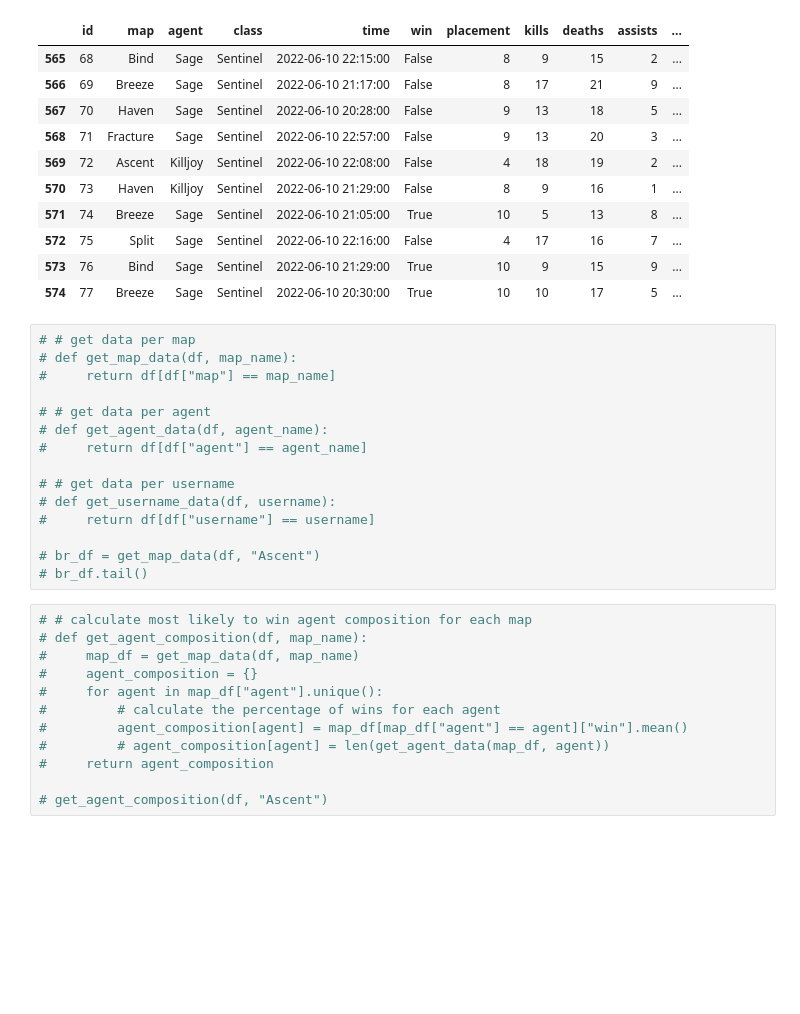
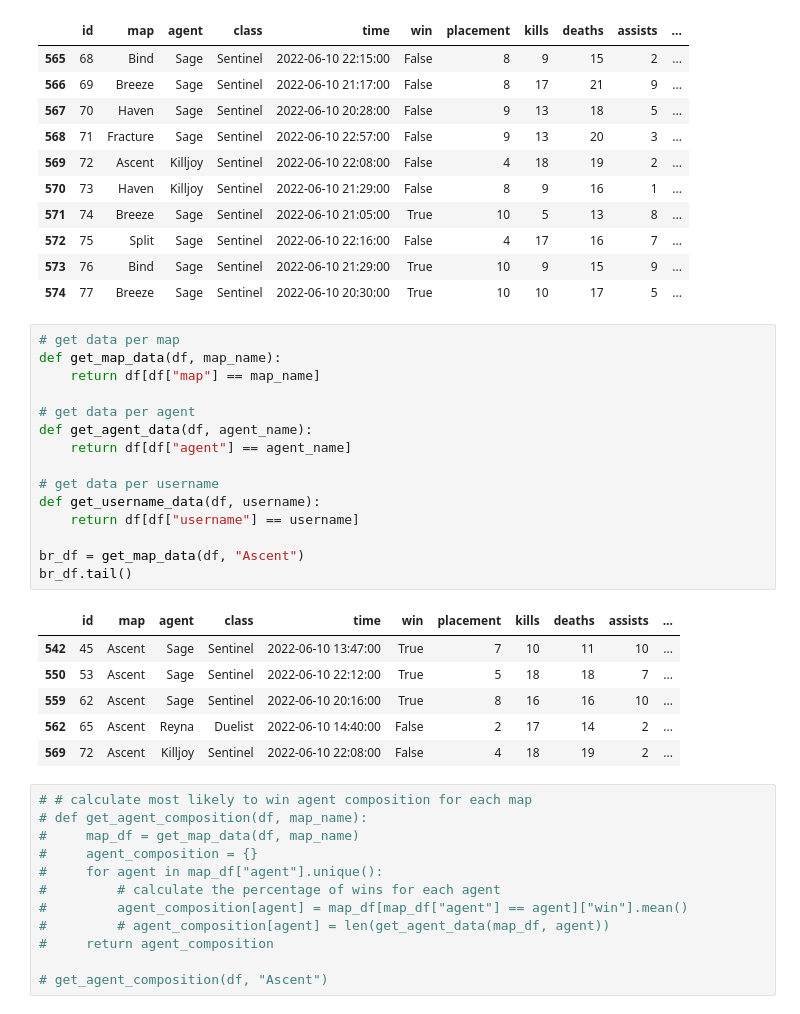
Before and after one commit to sjerrietukkel/valorant_team_predictor, a Jupyter notebook: pred.ipynb, the cells around one changed output. Cells and saved outputs as stored; diff of their text form; blank space fills up the shorter version.

```diff
--- a/pred.ipynb
+++ b/pred.ipynb
@@ -157,20 +167,27 @@ df.tail(10)
 | 573 | 76 | Bind | Sage | Sentinel | 2022-06-10 21:29:00 | True | 10 | 9 | 15 | 9 | ... |
 | 574 | 77 | Breeze | Sage | Sentinel | 2022-06-10 20:30:00 | True | 10 | 10 | 17 | 5 | ... |
 # %%
-# # get data per map
-# def get_map_data(df, map_name):
-#     return df[df["map"] == map_name]
+# get data per map
+def get_map_data(df, map_name):
+    return df[df["map"] == map_name]
 
-# # get data per agent
-# def get_agent_data(df, agent_name):
-#     return df[df["agent"] == agent_name]
+# get data per agent
+def get_agent_data(df, agent_name):
+    return df[df["agent"] == agent_name]
 
-# # get data per username
-# def get_username_data(df, username):
-#     return df[df["username"] == username]
+# get data per username
+def get_username_data(df, username):
+    return df[df["username"] == username]
 
-# br_df = get_map_data(df, "Ascent")
-# br_df.tail()
+br_df = get_map_data(df, "Ascent")
+br_df.tail()
+# %% [output]
+|  | id | map | agent | class | time | win | placement | kills | deaths | assists | ... |
+| 542 | 45 | Ascent | Sage | Sentinel | 2022-06-10 13:47:00 | True | 7 | 10 | 11 | 10 | ... |
+| 550 | 53 | Ascent | Sage | Sentinel | 2022-06-10 22:12:00 | True | 5 | 18 | 18 | 7 | ... |
+| 559 | 62 | Ascent | Sage | Sentinel | 2022-06-10 20:16:00 | True | 8 | 16 | 16 | 10 | ... |
+| 562 | 65 | Ascent | Reyna | Duelist | 2022-06-10 14:40:00 | False | 2 | 17 | 14 | 2 | ... |
+| 569 | 72 | Ascent | Killjoy | Sentinel | 2022-06-10 22:08:00 | False | 4 | 18 | 19 | 2 | ... |
 # %%
 # # calculate most likely to win agent composition for each map
 # def get_agent_composition(df, map_name):
```
Also changed, not shown: parts of 5 cells of this notebook.
